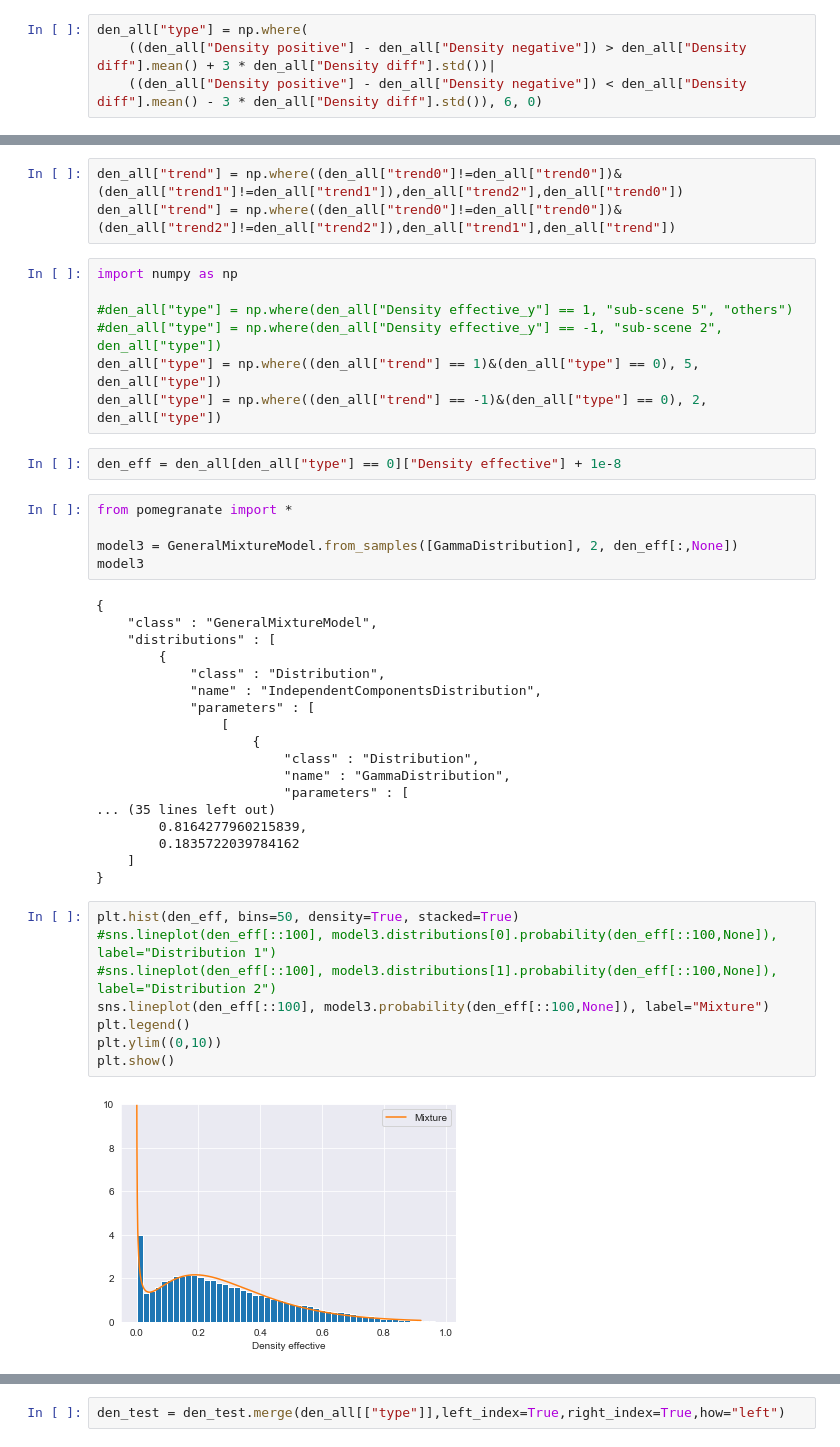
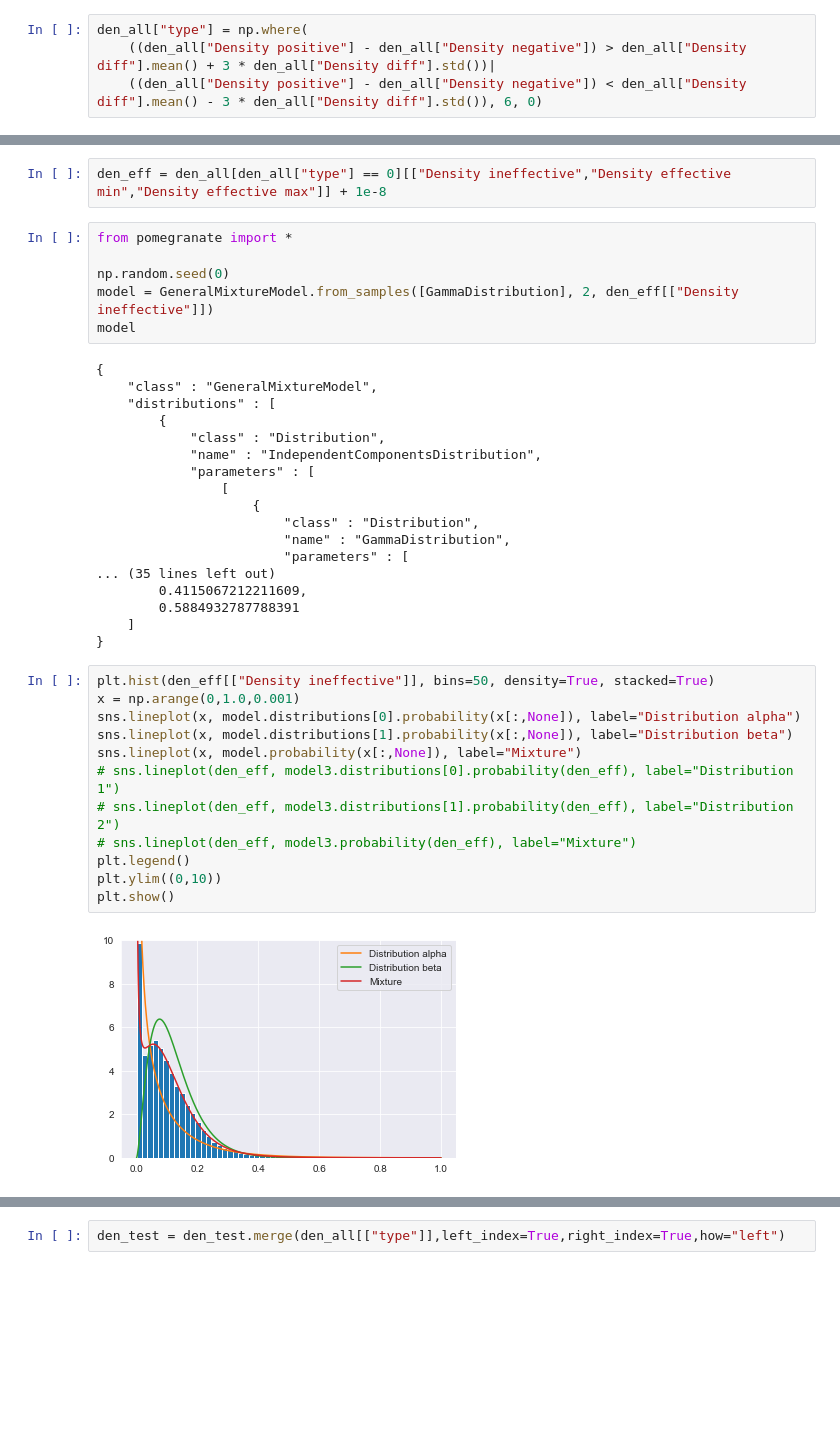
Before and after one commit to HarmoniaLeo/prophesee-automotive-dataset-toolbox, a Jupyter notebook: experiments.ipynb, the cells around one changed output, grey strips where cells are left out. Drawn from its saved outputs; the diff is of its cells as text; blank space fills up the shorter version.

```diff
--- a/experiments.ipynb
+++ b/experiments.ipynb
@@ -213,20 +142,11 @@ den_all = den_all.merge(trends0df,left_index=True,right_index=True).merge(trends
-# %%
-den_all["trend"] = np.where((den_all["trend0"]!=den_all["trend0"])&(den_all["trend1"]!=den_all["trend1"]),den_all["trend2"],den_all["trend0"])
-den_all["trend"] = np.where((den_all["trend0"]!=den_all["trend0"])&(den_all["trend2"]!=den_all["trend2"]),den_all["trend1"],den_all["trend"])
-# %%
-import numpy as np
-
-#den_all["type"] = np.where(den_all["Density effective_y"] == 1, "sub-scene 5", "others")
-#den_all["type"] = np.where(den_all["Density effective_y"] == -1, "sub-scene 2", den_all["type"])
-den_all["type"] = np.where((den_all["trend"] == 1)&(den_all["type"] == 0), 5, den_all["type"])
-den_all["type"] = np.where((den_all["trend"] == -1)&(den_all["type"] == 0), 2, den_all["type"])
 # %%
-den_eff = den_all[den_all["type"] == 0]["Density effective"] + 1e-8
+den_eff = den_all[den_all["type"] == 0][["Density ineffective","Density effective min","Density effective max"]] + 1e-8
 # %%
 from pomegranate import *
 
-model3 = GeneralMixtureModel.from_samples([GammaDistribution], 2, den_eff[:,None])
-model3
+np.random.seed(0)
+model = GeneralMixtureModel.from_samples([GammaDistribution], 2, den_eff[["Density ineffective"]])
+model
 # %% [output]
 {
     "class" : "GeneralMixtureModel",
@@ -241,17 +161,21 @@ model3
                         "name" : "GammaDistribution",
                         "parameters" : [
 ... (35 lines left out)
-        0.8164277960215839,
-        0.1835722039784162
+        0.4115067212211609,
+        0.5884932787788391
     ]
 }
 # %%
-plt.hist(den_eff, bins=50, density=True, stacked=True)
-#sns.lineplot(den_eff[::100], model3.distributions[0].probability(den_eff[::100,None]), label="Distribution 1")
-#sns.lineplot(den_eff[::100], model3.distributions[1].probability(den_eff[::100,None]), label="Distribution 2")
-sns.lineplot(den_eff[::100], model3.probability(den_eff[::100,None]), label="Mixture")
+plt.hist(den_eff[["Density ineffective"]], bins=50, density=True, stacked=True)
+x = np.arange(0,1.0,0.001)
+sns.lineplot(x, model.distributions[0].probability(x[:,None]), label="Distribution alpha")
+sns.lineplot(x, model.distributions[1].probability(x[:,None]), label="Distribution beta")
+sns.lineplot(x, model.probability(x[:,None]), label="Mixture")
+# sns.lineplot(den_eff, model3.distributions[0].probability(den_eff), label="Distribution 1")
+# sns.lineplot(den_eff, model3.distributions[1].probability(den_eff), label="Distribution 2")
+# sns.lineplot(den_eff, model3.probability(den_eff), label="Mixture")
 plt.legend()
 plt.ylim((0,10))
 plt.show()
 # %% [output]
-[figure, old version]
+[figure, new version]
```
Also changed, not shown: parts of 27 cells of this notebook, 2 other files.
